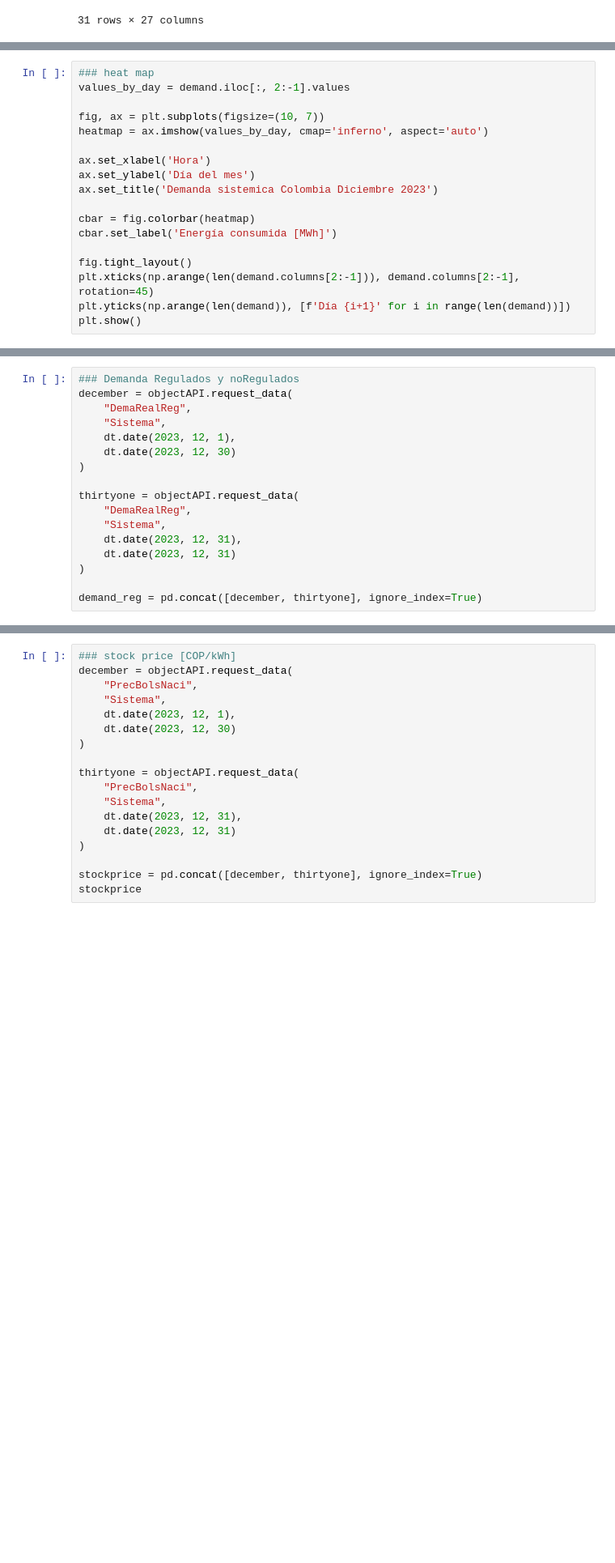
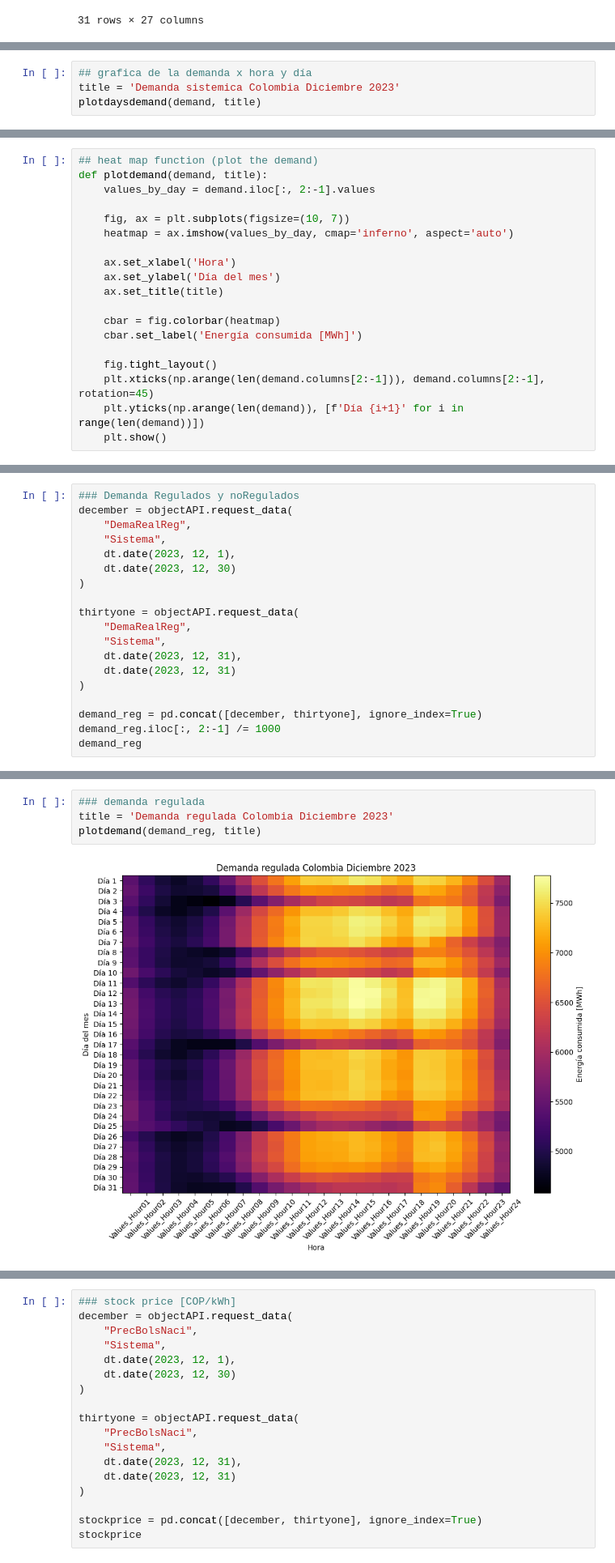
Before and after one commit to jebernatec/colombia-energy-market, a Jupyter notebook: energia_colombia.ipynb, the cells around one changed output, grey strips where cells are left out. Shown at 81% size. Saved outputs shown, nothing was run; the diff lists cells and outputs as text; blank space fills up the shorter version.

Commit message:
new plot functions

```diff
--- a/energia_colombia.ipynb
+++ b/energia_colombia.ipynb
@@ -120,0 +120,4 @@ plt.show()
+# %%
+## grafica de la demanda x hora y día
+title = 'Demanda sistemica Colombia Diciembre 2023'
+plotdaysdemand(demand, title)
@@ -121,18 +126,19 @@ plt.show()
 # %%
-### heat map
-values_by_day = demand.iloc[:, 2:-1].values
+## heat map function (plot the demand)
+def plotdemand(demand, title):
+    values_by_day = demand.iloc[:, 2:-1].values
 
-fig, ax = plt.subplots(figsize=(10, 7))
-heatmap = ax.imshow(values_by_day, cmap='inferno', aspect='auto')
+    fig, ax = plt.subplots(figsize=(10, 7))
+    heatmap = ax.imshow(values_by_day, cmap='inferno', aspect='auto')
 
-ax.set_xlabel('Hora')
-ax.set_ylabel('Día del mes')
-ax.set_title('Demanda sistemica Colombia Diciembre 2023')
+    ax.set_xlabel('Hora')
+    ax.set_ylabel('Día del mes')
+    ax.set_title(title)
 
-cbar = fig.colorbar(heatmap)
-cbar.set_label('Energía consumida [MWh]')
+    cbar = fig.colorbar(heatmap)
+    cbar.set_label('Energía consumida [MWh]')
 
-fig.tight_layout()
-plt.xticks(np.arange(len(demand.columns[2:-1])), demand.columns[2:-1], rotation=45)
-plt.yticks(np.arange(len(demand)), [f'Día {i+1}' for i in range(len(demand))])
-plt.show()
+    fig.tight_layout()
+    plt.xticks(np.arange(len(demand.columns[2:-1])), demand.columns[2:-1], rotation=45)
+    plt.yticks(np.arange(len(demand)), [f'Día {i+1}' for i in range(len(demand))])
+    plt.show()
@@ -155,3 +165,5 @@ thirtyone = objectAPI.request_data(
 )
 
 demand_reg = pd.concat([december, thirtyone], ignore_index=True)
+demand_reg.iloc[:, 2:-1] /= 1000
+demand_reg
@@ -157,0 +189,6 @@ demand_reg = pd.concat([december, thirtyone], ignore_index=True)
+# %%
+### demanda regulada
+title = 'Demanda regulada Colombia Diciembre 2023'
+plotdemand(demand_reg, title)
+# %% [output]
+[figure, added]
```
Also changed, not shown: parts of 10 cells of this notebook, 1 other file.
